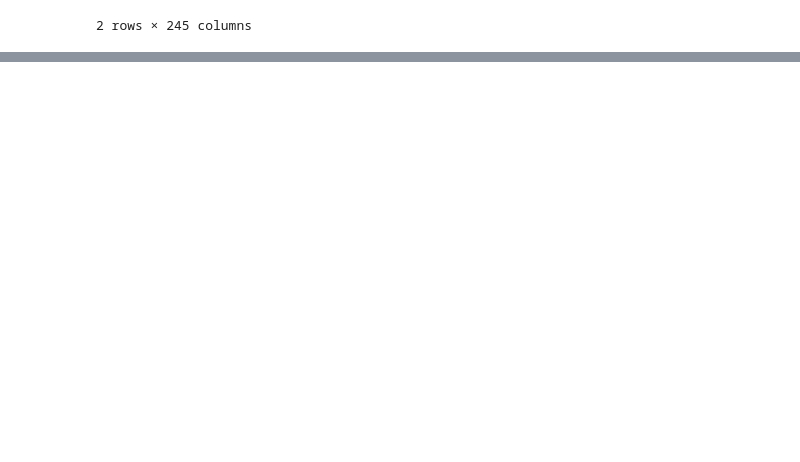
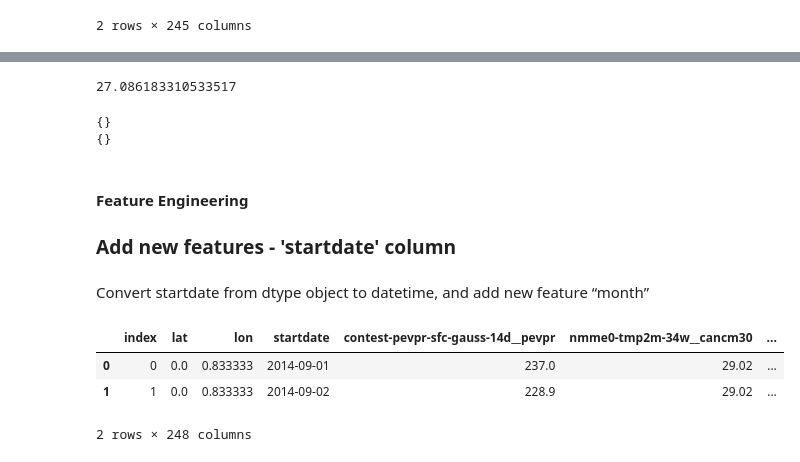
Before and after one commit to FridahKimathi/Sub-Seasonal-Temperature-Forecasting-in-the-United-States, a Jupyter notebook: data_cleaning.ipynb, the cells around one changed output, grey strips where cells are left out. Saved outputs shown, nothing was run; the diff lists cells and outputs as text; code cells hidden in the pictures; blank space fills up the shorter version.

```diff
--- a/data_cleaning.ipynb
+++ b/data_cleaning.ipynb
@@ -50,0 +199,8 @@ train_df.head(2)
+# %%
+# The total percentage of missing values
+(sum(is_missing(train_df).values())/train_df.shape[0])*100
+
+# 27% of the data is missing.
+# The missing values will be replaced with the median since majority of the data in these columns is skewed
+# %% [output]
+27.086183310533517
@@ -50,0 +211,28 @@ train_df.head(2)
+# %%
+#re-check for missing values in both dataframes
+
+print(is_missing(train_df))
+print(is_missing(test_df))
+# %% [output]
+{}
+{}
+# %% [markdown]
+#### **Feature Engineering**
+### Add new features - 'startdate' column
+# %% [markdown]
+Convert startdate from dtype object to datetime, and add new feature “month”
+# %%
+def create_time_features(df):
+    df['startdate'] = pd.to_datetime(df['startdate'])
+    df['month'] = df.startdate.dt.month
+    df['day_of_year'] = train_df.startdate.dt.day
+    return df
+
+train_df = create_time_features(train_df)
+test_df = create_time_features(test_df)
+train_df.head(2)
+# %% [output]
+|  | index | lat | lon | startdate | contest-pevpr-sfc-gauss-14d__pevpr | nmme0-tmp2m-34w__cancm30 | ... |
+| 0 | 0 | 0.0 | 0.833333 | 2014-09-01 | 237.0 | 29.02 | ... |
+| 1 | 1 | 0.0 | 0.833333 | 2014-09-02 | 228.9 | 29.02 | ... |
+2 rows × 248 columns
```
Also changed, not shown: parts of 41 cells of this notebook.
